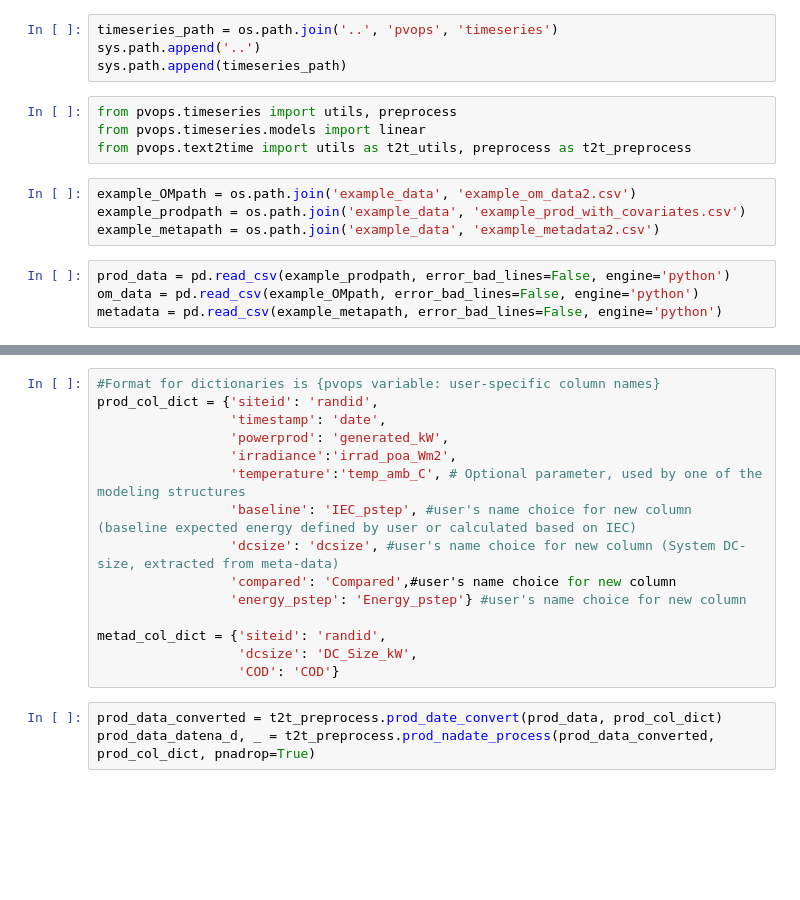
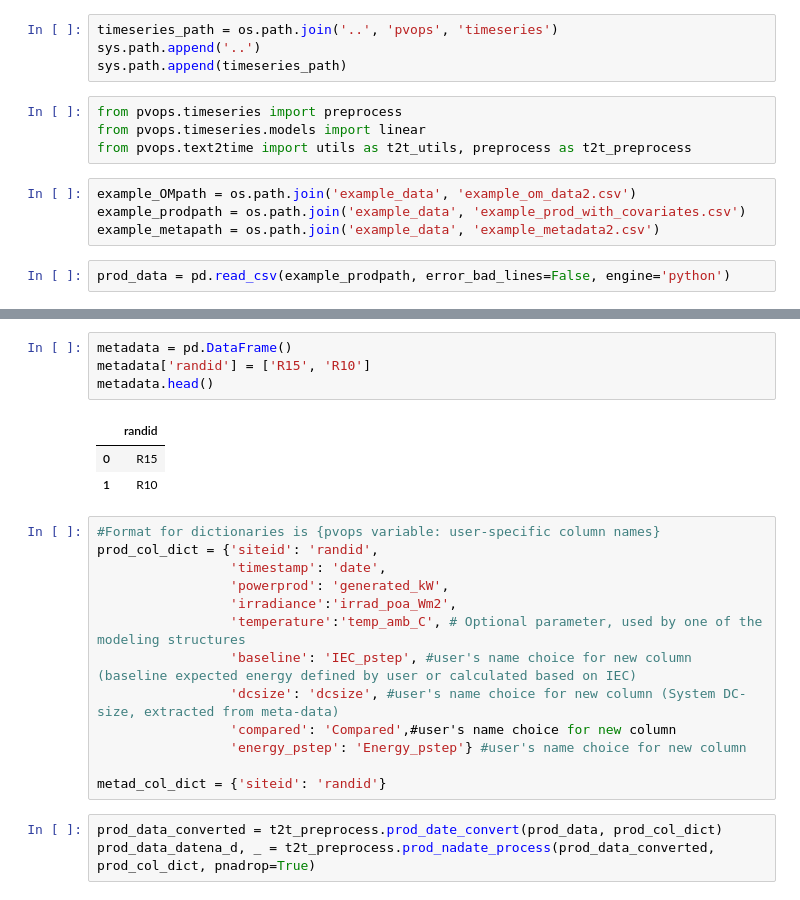
Before and after one commit to sandialabs/pvOps, a Jupyter notebook: examples/tutorial_timeseries.ipynb, the cells around one changed output, grey strips where cells are left out. Drawn from its saved outputs; the diff is of its cells as text; blank space fills up the shorter version.

```diff
--- a/examples/tutorial_timeseries.ipynb
+++ b/examples/tutorial_timeseries.ipynb
@@ -9,7 +9,7 @@ timeseries_path = os.path.join('..', 'pvops', 'timeseries')
 sys.path.append('..')
 sys.path.append(timeseries_path)
 # %%
-from pvops.timeseries import utils, preprocess
+from pvops.timeseries import preprocess
 from pvops.timeseries.models import linear
 from pvops.text2time import utils as t2t_utils, preprocess as t2t_preprocess
 # %%
@@ -18,8 +18,6 @@ example_prodpath = os.path.join('example_data', 'example_prod_with_covariates.cs
 example_metapath = os.path.join('example_data', 'example_metadata2.csv')
 # %%
 prod_data = pd.read_csv(example_prodpath, error_bad_lines=False, engine='python')
-om_data = pd.read_csv(example_OMpath, error_bad_lines=False, engine='python')
-metadata = pd.read_csv(example_metapath, error_bad_lines=False, engine='python')
 # %%
 prod_data.head()
 # %% [output]
@@ -29,6 +27,14 @@ prod_data.head()
 | 2 | 2018-04-01 09:00:00 | R15 | 6616.573 | 7343.981135 | 367.90350 | 20.168 | 4.5095 | 24.5745 |
 | 3 | 2018-04-01 10:00:00 | R15 | 8847.800 | 10429.876422 | 508.28700 | 21.987 | 4.9785 | 30.7740 |
 | 4 | 2018-04-01 11:00:00 | R15 | 11607.389 | 12981.228814 | 618.79450 | 23.417 | 4.6410 | 35.8695 |
+# %%
+metadata = pd.DataFrame()
+metadata['randid'] = ['R15', 'R10']
+metadata.head()
+# %% [output]
+|  | randid |
+| 0 | R15 |
+| 1 | R10 |
 # %%
 #Format for dictionaries is {pvops variable: user-specific column names}
 prod_col_dict = {'siteid': 'randid',
@@ -41,9 +47,7 @@ prod_col_dict = {'siteid': 'randid',
                  'compared': 'Compared',#user's name choice for new column
                  'energy_pstep': 'Energy_pstep'} #user's name choice for new column
 
-metad_col_dict = {'siteid': 'randid',
-                  'dcsize': 'DC_Size_kW',
-                  'COD': 'COD'}
+metad_col_dict = {'siteid': 'randid'}
 # %%
 prod_data_converted = t2t_preprocess.prod_date_convert(prod_data, prod_col_dict)
 prod_data_datena_d, _ = t2t_preprocess.prod_nadate_process(prod_data_converted, prod_col_dict, pnadrop=True)
```
Also changed, not shown: parts of 6 cells of this notebook, 1 other file.
